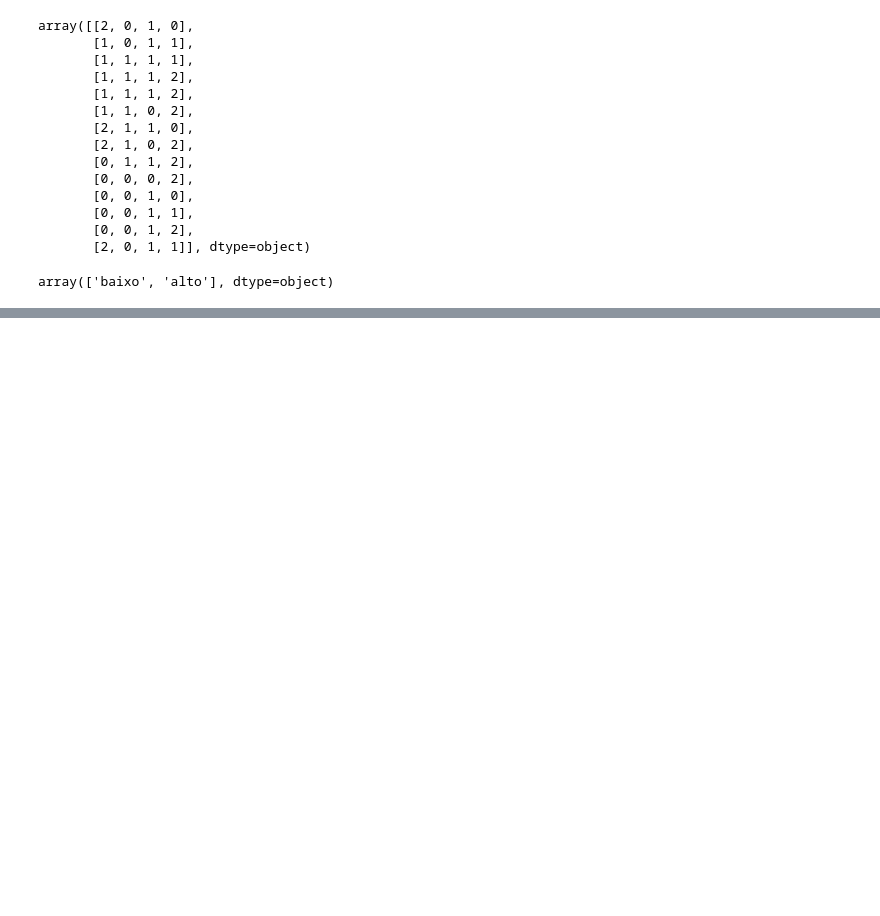
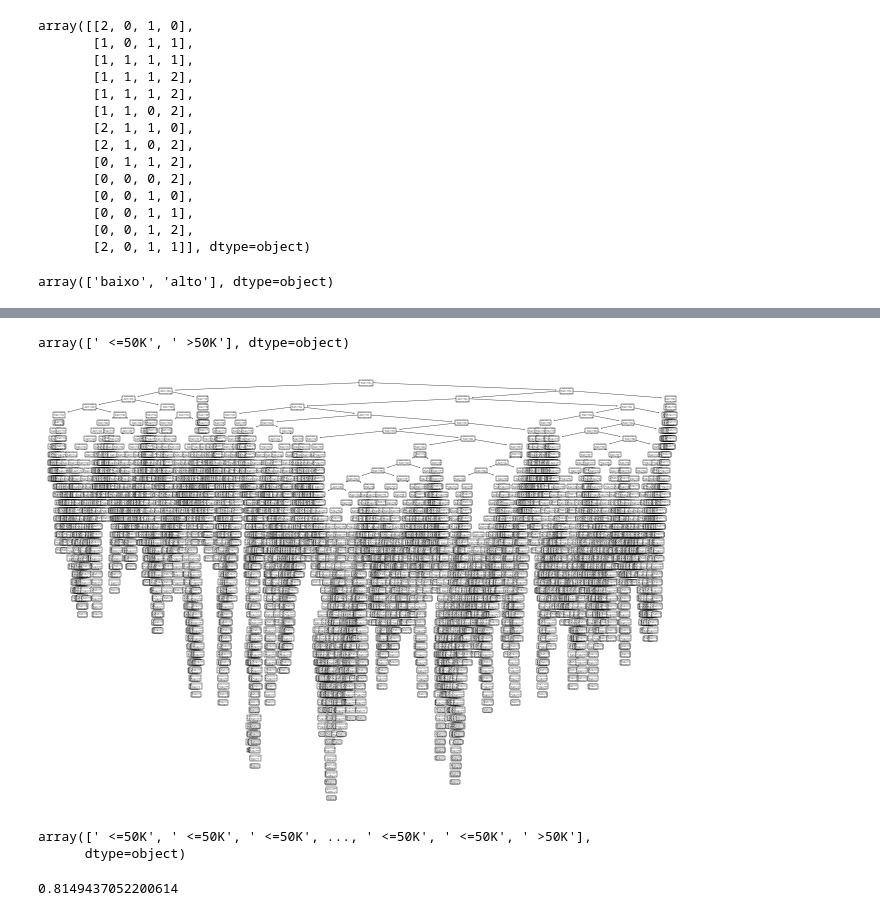
Before and after one commit to httpsdfaa/science-data-studies, a Jupyter notebook: machine-learning-az/machine_learning_course/árvore-decisão/arvore-decisao-code.ipynb, the cells around one changed output, grey strips where cells are left out. Drawn from its saved outputs; the diff is of its cells as text; code cells hidden in the pictures; blank space fills up the shorter version.

Commit message:
learning about decision trees

```diff
--- a/machine-learning-az/machine_learning_course/árvore-decisão/arvore-decisao-code.ipynb
+++ b/machine-learning-az/machine_learning_course/árvore-decisão/arvore-decisao-code.ipynb
@@ -93,0 +100,3 @@ array(['baixo', 'alto'], dtype=object)
+# %%
+with open('census_data.pkl', 'rb') as f:
+    x_census_train, y_census_train, x_census_test, y_census_test = pickle.load(f);
@@ -93,0 +111,3 @@ array(['baixo', 'alto'], dtype=object)
+# %%
+arvore_census = DecisionTreeClassifier(criterion='entropy')
+arvore_census.fit(x_census_train, y_census_train)
@@ -93,0 +136,18 @@ array(['baixo', 'alto'], dtype=object)
+# %%
+arvore_census.classes_
+# %% [output]
+array([' <=50K', ' >50K'], dtype=object)
+# %%
+tree.plot_tree(arvore_census);
+# %% [output]
+[figure, added]
+# %%
+previsoes = arvore_census.predict(x_census_test)
+previsoes
+# %% [output]
+array([' <=50K', ' <=50K', ' <=50K', ..., ' <=50K', ' <=50K', ' >50K'],
+      dtype=object)
+# %%
+accuracy_score(y_census_test, previsoes)
+# %% [output]
+0.8149437052200614
```
Also changed, not shown: parts of 20 cells of this notebook, 2 other files.
